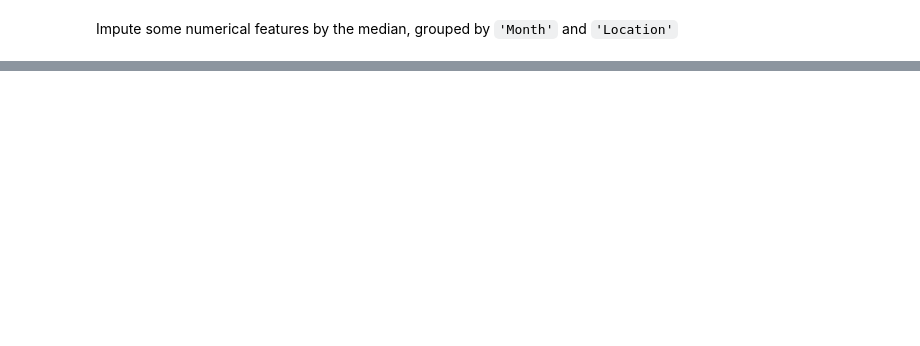
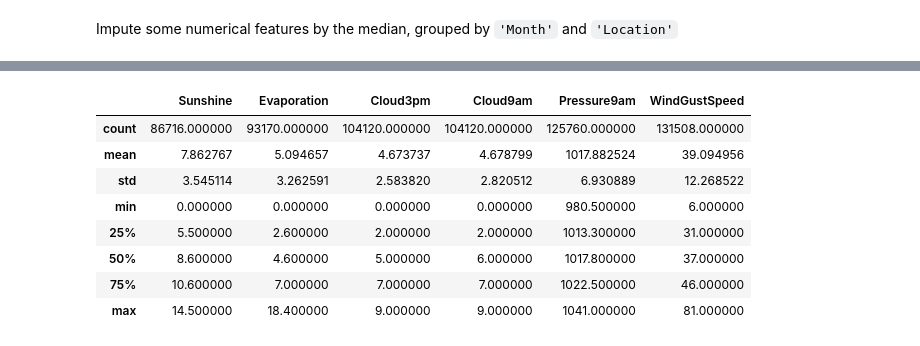
Before and after one commit to robertogarces/australia_rain, a Jupyter notebook: notebooks/feature_engineering.ipynb, the cells around one changed output, grey strips where cells are left out. Drawn from its saved outputs; the diff is of its cells as text; code cells hidden in the pictures; blank space fills up the shorter version.

```diff
--- a/notebooks/feature_engineering.ipynb
+++ b/notebooks/feature_engineering.ipynb
@@ -29,6 +28,11 @@ Based on the exploratory data analysis (EDA) conducted, we can now outline a str
 # %%
 import pandas as pd
 import numpy as np
+import re
+
+from sklearn.preprocessing import LabelEncoder
+
+pd.set_option('display.max_columns', None)
 # %%
 # Load dataset
 df = pd.read_csv('../data/raw/weatherAUS.csv')
@@ -249,8 +256,9 @@ Impute some numerical features by the median, grouped by `'Month'` and `'Locatio
 # %%
 def impute_median_by_group(df, features, group_cols=['Month', 'Location']):
     """
-    Impute missing values in specified columns using the median,
-    calculated by grouping over the given columns (default 'Month' and 'Location').
+    Impute missing values in specified columns using the median.
+    First, impute using group-level median (by group_cols).
+    If group-level median is missing, fall back to the global median of the column.
 
     Args:
         df (pd.DataFrame): Original dataframe.
@@ -262,12 +270,11 @@ def impute_median_by_group(df, features, group_cols=['Month', 'Location']):
     """
     df_imputed = df.copy()
 
-    # Calculate group-wise medians for the features
-    medians = df_imputed.groupby(group_cols)[features].transform('median')
+    # Group-level medians
+    group_medians = df_imputed.groupby(group_cols)[features].transform('median')
 
-    # Fill missing values with the calculated medians
     for feature in features:
-        df_imputed[feature] = df_imputed[feature].fillna(medians[feature])
+        df_imputed[feature] = df_imputed[feature].fillna(group_medians[feature])
 
     return df_imputed
 # %%
@@ -279,2 +282,2 @@ impute_median_features = [x for x in num_features if x not in impute_by_model]
 # %%
-df = impute_median_by_group(df, impute_median_features)
+df = impute_median_by_group(df, num_features)
@@ -341,0 +304,13 @@ df[df['Location']=='Uluru']['Evaporation'].isna().mean()
+# %%
+still_nulls = ['Sunshine', 'Evaporation', 'Cloud3pm', 'Cloud9am', 'Pressure9am', 'WindGustSpeed']
+df[still_nulls].describe()
+# %% [output]
+|  | Sunshine | Evaporation | Cloud3pm | Cloud9am | Pressure9am | WindGustSpeed |
+| count | 86716.000000 | 93170.000000 | 104120.000000 | 104120.000000 | 125760.000000 | 131508.000000 |
+| mean | 7.862767 | 5.094657 | 4.673737 | 4.678799 | 1017.882524 | 39.094956 |
+| std | 3.545114 | 3.262591 | 2.583820 | 2.820512 | 6.930889 | 12.268522 |
+| min | 0.000000 | 0.000000 | 0.000000 | 0.000000 | 980.500000 | 6.000000 |
+| 25% | 5.500000 | 2.600000 | 2.000000 | 2.000000 | 1013.300000 | 31.000000 |
+| 50% | 8.600000 | 4.600000 | 5.000000 | 6.000000 | 1017.800000 | 37.000000 |
+| 75% | 10.600000 | 7.000000 | 7.000000 | 7.000000 | 1022.500000 | 46.000000 |
+| max | 14.500000 | 18.400000 | 9.000000 | 9.000000 | 1041.000000 | 81.000000 |
```
Also changed, not shown: parts of 35 cells of this notebook, 1 other file.
